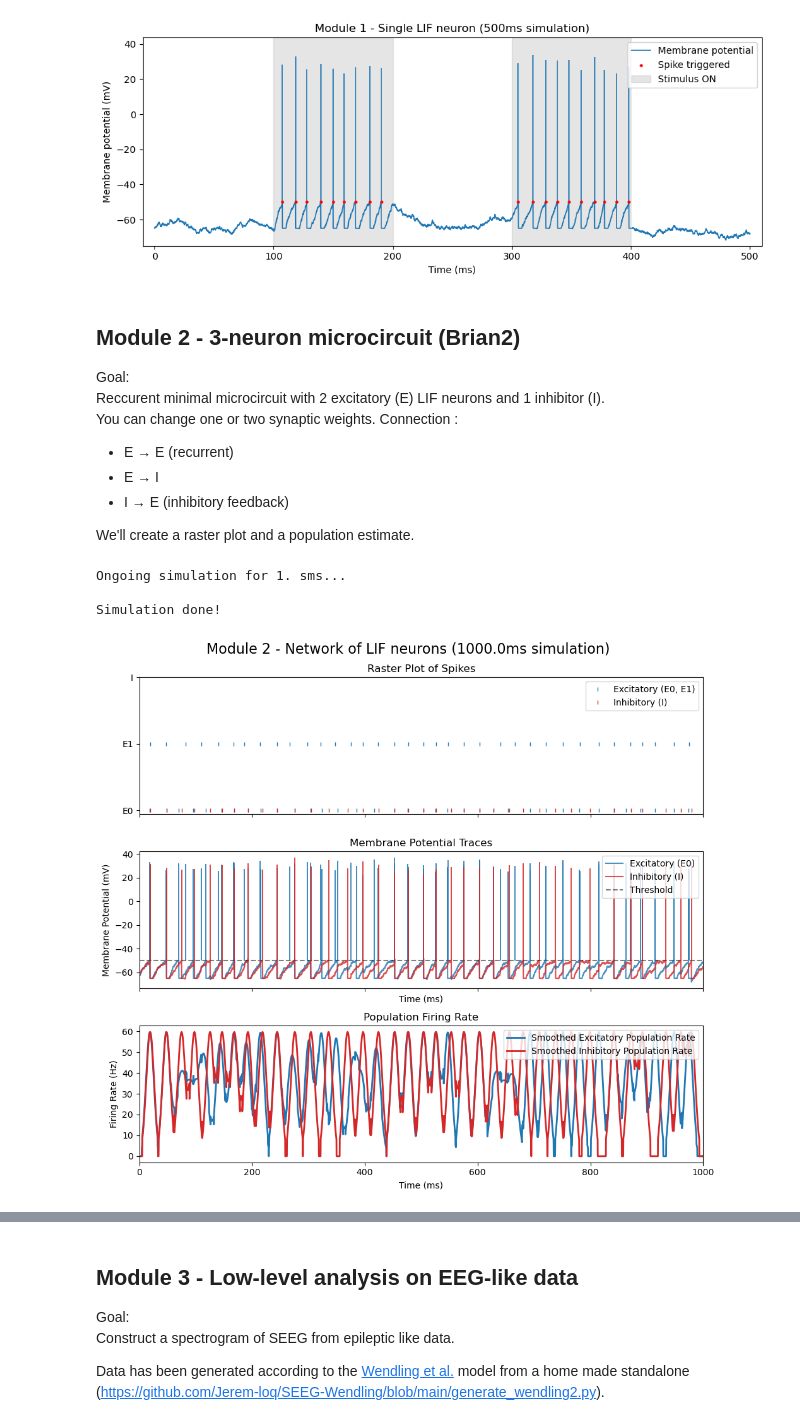
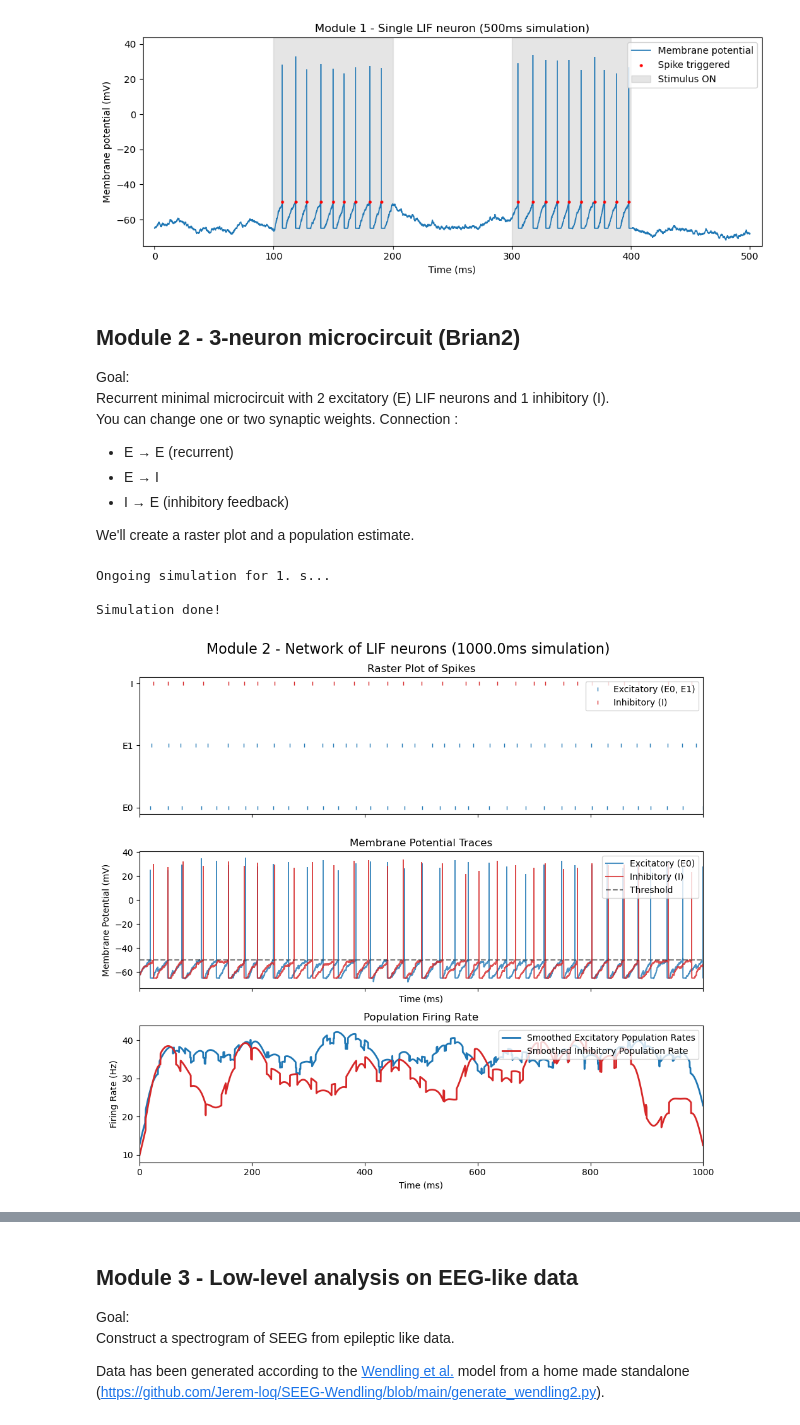
Before and after one commit to Jerem-loq/SEEG-Wendling, a Jupyter notebook: Computational_Neuroscience_Workshop.ipynb, the cells around one changed output, grey strips where cells are left out. Drawn from its saved outputs; the diff is of its cells as text; code cells hidden in the pictures.

````diff
--- a/Computational_Neuroscience_Workshop.ipynb
+++ b/Computational_Neuroscience_Workshop.ipynb
@@ -198,7 +201,7 @@ plt.show()
 ## Module 2 - 3-neuron microcircuit (Brian2)
 
 Goal:\
-Reccurent minimal microcircuit with 2 excitatory (E) LIF neurons and 1 inhibitor (I).\
+Recurrent minimal microcircuit with 2 excitatory (E) LIF neurons and 1 inhibitory (I).\
 You can change one or two synaptic weights.
 Connection :
 - E → E (recurrent)
@@ -220,7 +223,7 @@ sim_dur = 1_000.0 * ms  # runs for one second
 tau_m = 20.0 * ms
 v_rest = -65.0 * mV
 v_reset = -65.0 * mV
-v_tresh = -50.0 * mV
+v_thresh = -50.0 * mV
 refractory_period = 5.0 * ms
 R = 100.0 * Mohm
 sigma = 2.5 * mV
@@ -239,9 +242,9 @@ dv/dt = (-(v - v_rest) + R*I_inj) / tau_m + sigma * xi * tau_m ** -0.5: volt (un
 I_inj : amp
 '''
 
-E = NeuronGroup(2, eqs, threshold='v>v_tresh', reset='v=v_rest',
+E = NeuronGroup(2, eqs, threshold='v>v_thresh', reset='v=v_rest',
                 refractory=refractory_period, method='euler')
-I = NeuronGroup(1, eqs, threshold='v>v_tresh', reset='v=v_rest',
+I = NeuronGroup(1, eqs, threshold='v>v_thresh', reset='v=v_rest',
                 refractory=refractory_period, method='euler')
 
 # Initialisation of membrane potentials with slight random heterogeneity to avoid perfect synchrony
@@ -263,15 +266,15 @@ w_IE = -3.0 * mV  # weights I --> E (negative for inhibition)
 
 # Synapses creation
     # E --> E (recurrent, connected to avoid autapse)
-S_EE = Synapses(E, E, on_pre='v_post += w_EE')
+S_EE = Synapses(E, E, on_pre='v_post += w_EE', delay=1.0*ms)
 S_EE.connect(condition='i!=j')  # No autapse
 
     # E --> I
-S_EI = Synapses(E, I, on_pre='v_post += w_EI')
+S_EI = Synapses(E, I, on_pre='v_post += w_EI', delay=1.0*ms)
 S_EI.connect()
 
     # I --> E (inhibition)
-S_IE = Synapses(I, E, on_pre='v_post += w_IE')
+S_IE = Synapses(I, E, on_pre='v_post += w_IE', delay=8.0*ms)
 S_IE.connect()
 
 # Monitors
@@ -292,7 +295,7 @@ print(f"Ongoing simulation for {sim_dur}...\n")
 run(sim_dur)
 print("Simulation done!")
 # %% [output]
-Ongoing simulation for 1. sms...
+Ongoing simulation for 1. s...
 
 Simulation done!
 # %%
@@ -304,7 +307,7 @@ fig, (ax1, ax2, ax3) = plt.subplots(3, 1, figsize=(10, 9), sharex=True)
 
 # Top plot: Raster plot of spikes
 ax1.plot(spike_mon_E.t/ms, spike_mon_E.i, '|', markersize=5, color='tab:blue', label='Excitatory (E0, E1)')
-ax1.plot(spike_mon_I.t/ms, spike_mon_I.i, '|', markersize=5, color='tab:red', label='Inhibitory (I)')  # Offset I index for visualization
+ax1.plot(spike_mon_I.t/ms, np.full(len(spike_mon_I.i), 2), '|', markersize=5, color='tab:red', label='Inhibitory (I)')  # Offset I index for visualization
 ax1.set_yticks([0, 1, 2])  # Set y-ticks to show neuron indices clearly
 ax1.set_yticklabels(['E0', 'E1', 'I'])
 ax1.set_title('Raster Plot of Spikes')
@@ -313,42 +316,43 @@ ax1.legend(loc='upper right')
 # Middle plot: Membrane potential traces (The "why" behind the raster plot)
 ax2.plot(state_mon_E.t/ms, state_mon_E.v[0]/mV, color='tab:blue', label='Excitatory (E0)', alpha=0.8)
 ax2.plot(state_mon_I.t/ms, state_mon_I.v[0]/mV, color='tab:red', label='Inhibitory (I)', alpha=0.8)  # Offset I index for visualization
-ax2.axhline(v_tresh/mV, color='k', linestyle='--', alpha=0.5, label='Threshold')  # Add threshold line for reference
+ax2.axhline(v_thresh/mV, color='k', linestyle='--', alpha=0.5, label='Threshold')  # Add threshold line for reference
 
     # Just for visual purposes, we draw a line from the threshold up to +30mV-ish for every recorded spike
 num_spikes_e = len(spike_mon_E.t)
 num_spikes_i = len(spike_mon_I.t)
+mask_E0 = spike_mon_E.i == 0  # Only plot spikes for E0 to avoid overlap
 random_peaks_e = np.random.normal(loc=30.0, scale=3.0, size=num_spikes_e)  # Randomize spike heights around 30mV
 random_peaks_i = np.random.normal(loc=30.0, scale=3.0, size=num_spikes_i)  # Randomize spike heights around 30mV
-ax2.vlines(spike_mon_E.t/ms, ymin=v_tresh/mV, ymax=random_peaks_e, color='tab:blue', lw=1.2)
-ax2.vlines(spike_mon_I.t/ms, ymin=v_tresh/mV, ymax=random_peaks_i, color='tab:red', lw=1.2)
+ax2.vlines(spike_mon_E.t[mask_E0]/ms, ymin=v_thresh/mV, ymax=random_peaks_e[mask_E0], color='tab:blue', lw=1.2)
+ax2.vlines(spike_mon_I.t/ms, ymin=v_thresh/mV, ymax=random_peaks_i, color='tab:red', lw=1.2)
 
 ax2.set_xlabel('Time (ms)')
 ax2.set_ylabel('Membrane Potential (mV)')
 ax2.set_title('Membrane Potential Traces')
 ax2.legend(loc='upper right')
 ax2.set_xlim(0, float(sim_dur/ms))
 
 # Bottom plot: Population firing rate of excitatory neurons
     # We use a smoothed version of the population rate for better visualization
-window_width = 7 * ms
+window_width = 20 * ms
 smoothed_rate_e = rate_mon_E.smooth_rate(window='gaussian', width=window_width) / Hz
 smoothed_rate_i = rate_mon_I.smooth_rate(window='gaussian', width=window_width) / Hz
 
-ax3.plot(rate_mon_E.t/ms, smoothed_rate_e, color='tab:blue', lw=2, label='Smoothed Excitatory Population Rate')
+ax3.plot(rate_mon_E.t/ms, smoothed_rate_e, color='tab:blue', lw=2, label='Smoothed Excitatory Population Rates')
 ax3.plot(rate_mon_I.t/ms, smoothed_rate_i, color='tab:red', lw=2, label='Smoothed Inhibitory Population Rate')
 ax3.set_xlabel('Time (ms)')
 ax3.set_ylabel('Firing Rate (Hz)')
 ax3.set_title('Population Firing Rate')
 ax3.legend(loc='upper right')
 ax3.set_xlim(0, float(sim_dur/ms))
 
 fig.suptitle(f'Module 2 - Network of LIF neurons ({sim_dur/ms}ms simulation)', fontsize=16)
 
 plt.tight_layout()
 plt.show()
 # %% [output]
-[figure, old version]
+[figure, new version]
 # %% [markdown]
 Now, go back to the synaptic weight definition and try these changes:
 * Set '```w_IE = 0```' - remove inhibition entirely. What do you predict?
````
Also changed, not shown: parts of 10 cells of this notebook.
